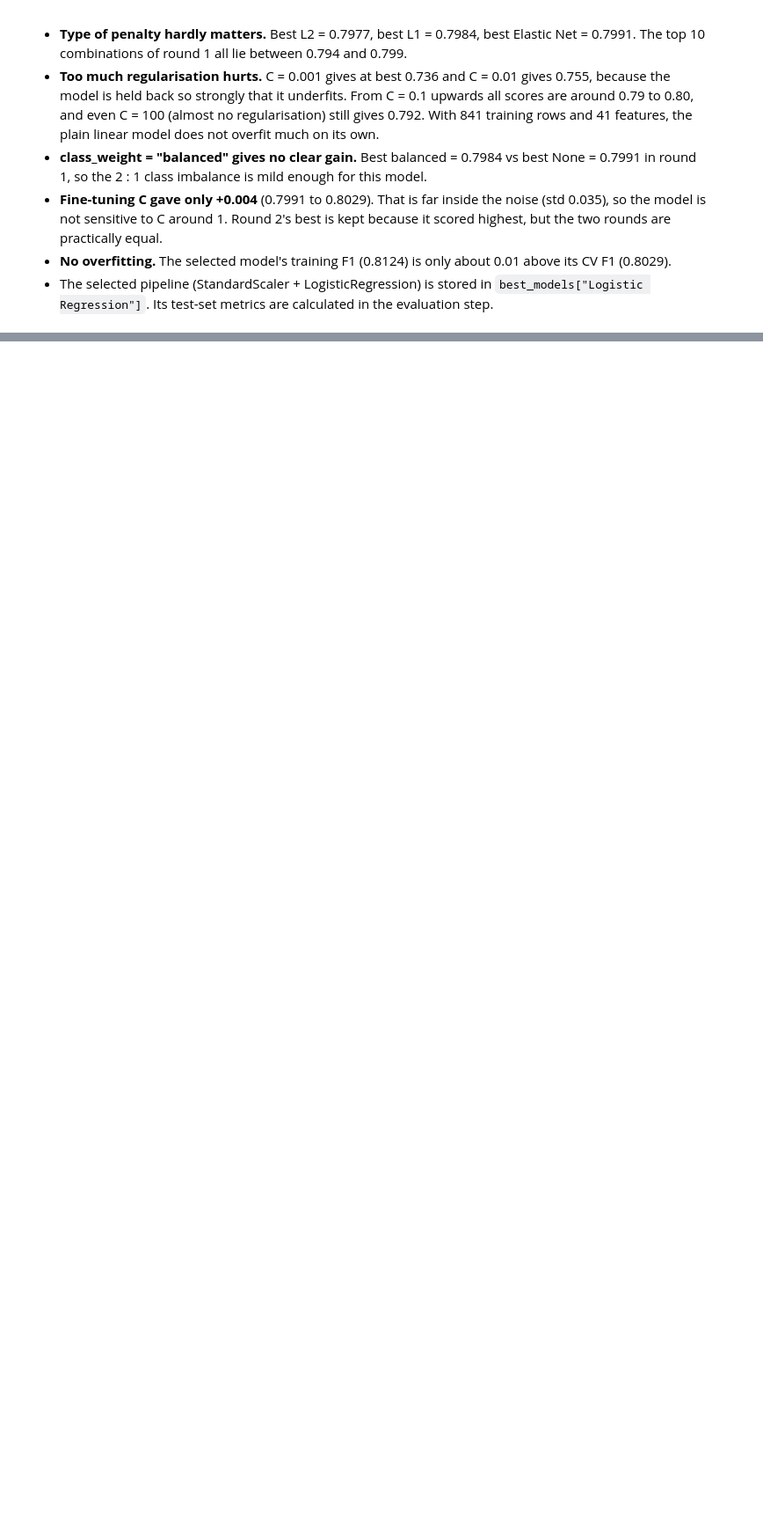
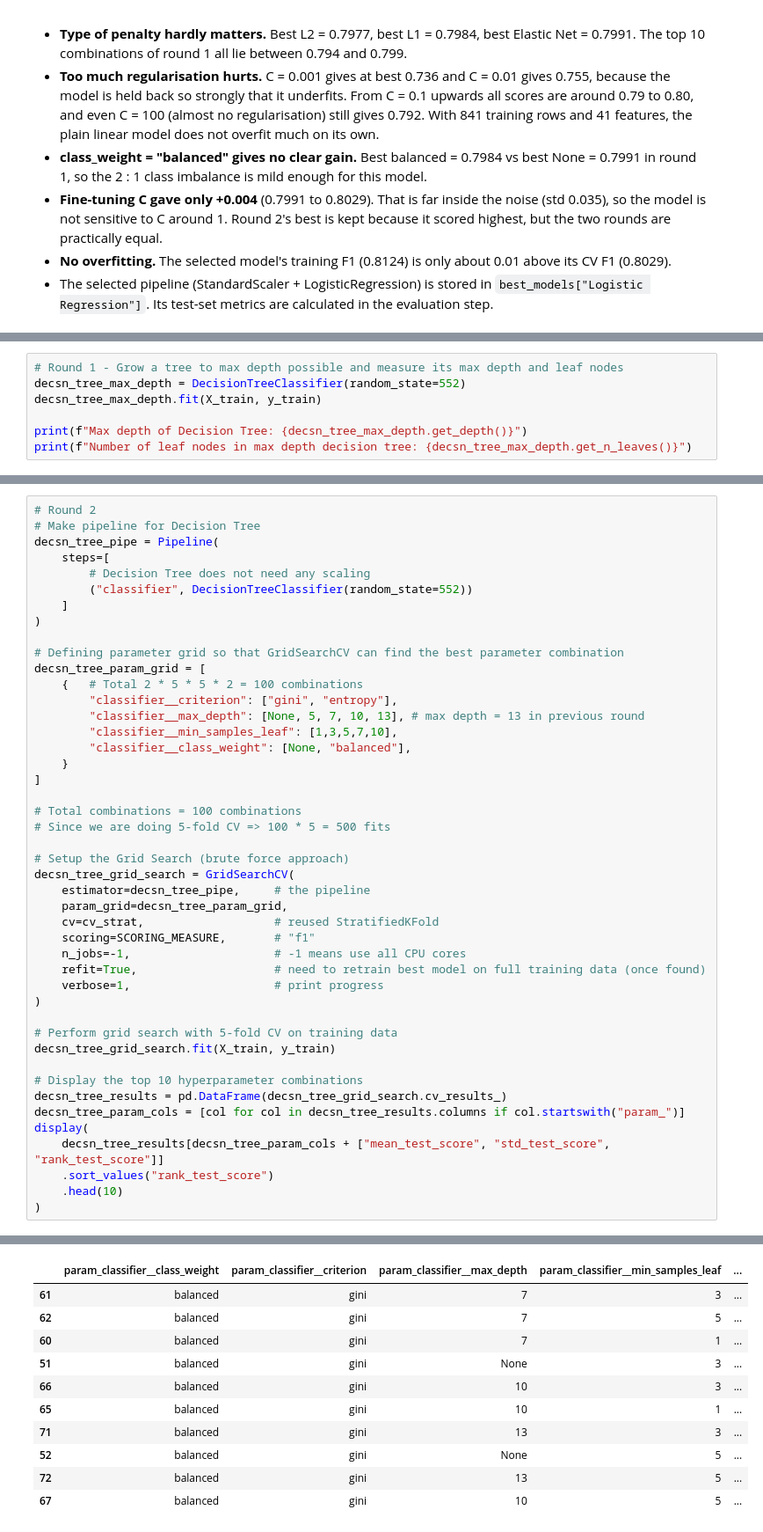
Before and after one commit to MadhurBhaiya-BITS/qsar-biodegradation-classifier, a Jupyter notebook: qsar_classifier.ipynb, the cells around one changed output, grey strips where cells are left out. Shown at 88% size. Saved outputs shown, nothing was run; the diff lists cells and outputs as text; blank space fills up the shorter version.

Commit message:
Implement decision tree - find tuned using criterion (gini found to be best), max_depth, min_samples_leaf, class_weight; best model F1 score around 0.749 (poorer than Logistic Regression)

```diff
--- a/qsar_classifier.ipynb
+++ b/qsar_classifier.ipynb
@@ -557,0 +563,7 @@ Training F1 score: 0.8124
+# %%
+# Round 1 - Grow a tree to max depth possible and measure its max depth and leaf nodes
+decsn_tree_max_depth = DecisionTreeClassifier(random_state=552)
+decsn_tree_max_depth.fit(X_train, y_train)
+
+print(f"Max depth of Decision Tree: {decsn_tree_max_depth.get_depth()}")
+print(f"Number of leaf nodes in max depth decision tree: {decsn_tree_max_depth.get_n_leaves()}")
@@ -557,0 +573,46 @@ Training F1 score: 0.8124
+# %%
+# Round 2
+# Make pipeline for Decision Tree
+decsn_tree_pipe = Pipeline(
+    steps=[
+        # Decision Tree does not need any scaling
+        ("classifier", DecisionTreeClassifier(random_state=552))
+    ]
+)
+
+# Defining parameter grid so that GridSearchCV can find the best parameter combination
+decsn_tree_param_grid = [
+    {   # Total 2 * 5 * 5 * 2 = 100 combinations
+        "classifier__criterion": ["gini", "entropy"],
+        "classifier__max_depth": [None, 5, 7, 10, 13], # max depth = 13 in previous round
+        "classifier__min_samples_leaf": [1,3,5,7,10],
+        "classifier__class_weight": [None, "balanced"],
+    }
+]
+
+# Total combinations = 100 combinations
+# Since we are doing 5-fold CV => 100 * 5 = 500 fits
+
+# Setup the Grid Search (brute force approach)
+decsn_tree_grid_search = GridSearchCV(
+    estimator=decsn_tree_pipe,     # the pipeline
+    param_grid=decsn_tree_param_grid,
+    cv=cv_strat,                   # reused StratifiedKFold
+    scoring=SCORING_MEASURE,       # "f1"
+    n_jobs=-1,                     # -1 means use all CPU cores
+    refit=True,                    # need to retrain best model on full training data (once found)
+    verbose=1,                     # print progress
+)
+
+# Perform grid search with 5-fold CV on training data
+decsn_tree_grid_search.fit(X_train, y_train)
+
+# Display the top 10 hyperparameter combinations
+decsn_tree_results = pd.DataFrame(decsn_tree_grid_search.cv_results_)
+decsn_tree_param_cols = [col for col in decsn_tree_results.columns if col.startswith("param_")]
+display(
+    decsn_tree_results[decsn_tree_param_cols + ["mean_test_score", "std_test_score", "rank_test_score"]]
+    .sort_values("rank_test_score")
+    .head(10)
+)
+# %% [output]
@@ -557,0 +620,11 @@ Training F1 score: 0.8124
+|  | param_classifier__class_weight | param_classifier__criterion | param_classifier__max_depth | param_classifier__min_samples_leaf | ... |
+| 61 | balanced | gini | 7 | 3 | ... |
+| 62 | balanced | gini | 7 | 5 | ... |
+| 60 | balanced | gini | 7 | 1 | ... |
+| 51 | balanced | gini | None | 3 | ... |
+| 66 | balanced | gini | 10 | 3 | ... |
+| 65 | balanced | gini | 10 | 1 | ... |
+| 71 | balanced | gini | 13 | 3 | ... |
+| 52 | balanced | gini | None | 5 | ... |
+| 72 | balanced | gini | 13 | 5 | ... |
+| 67 | balanced | gini | 10 | 5 | ... |
```
Also changed, not shown: parts of 8 cells of this notebook.
